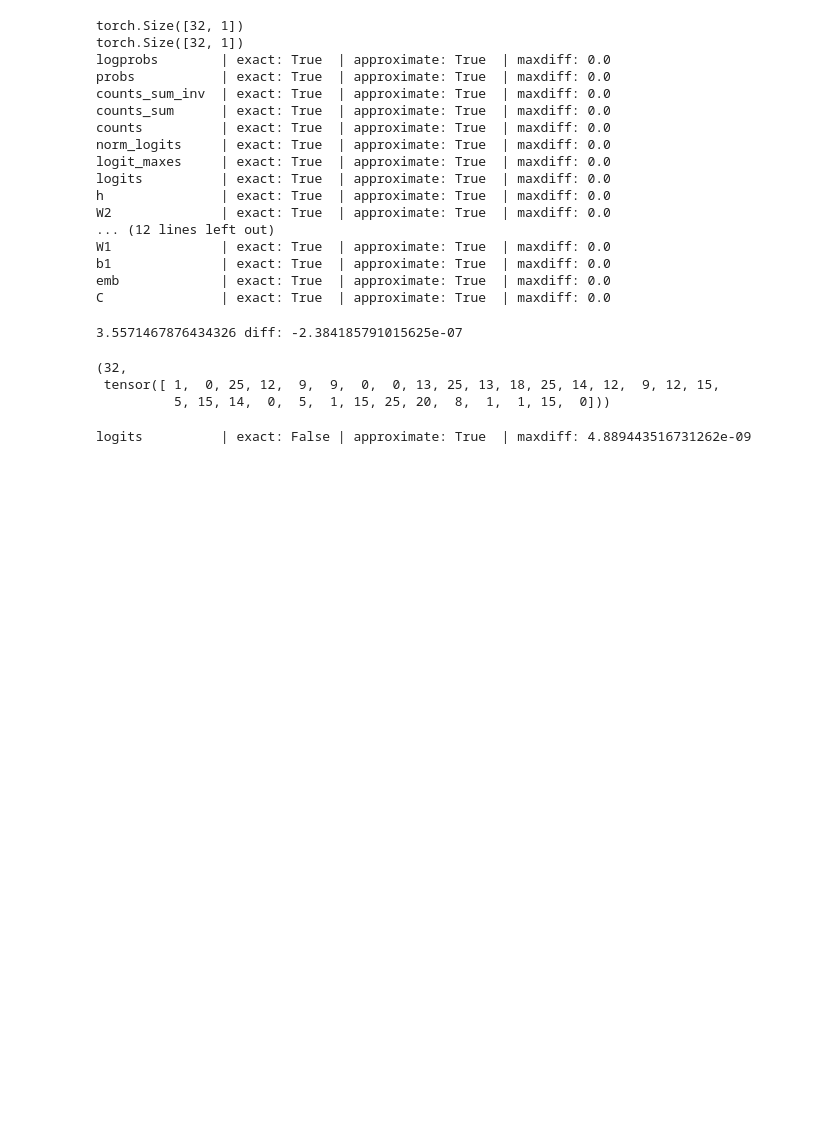
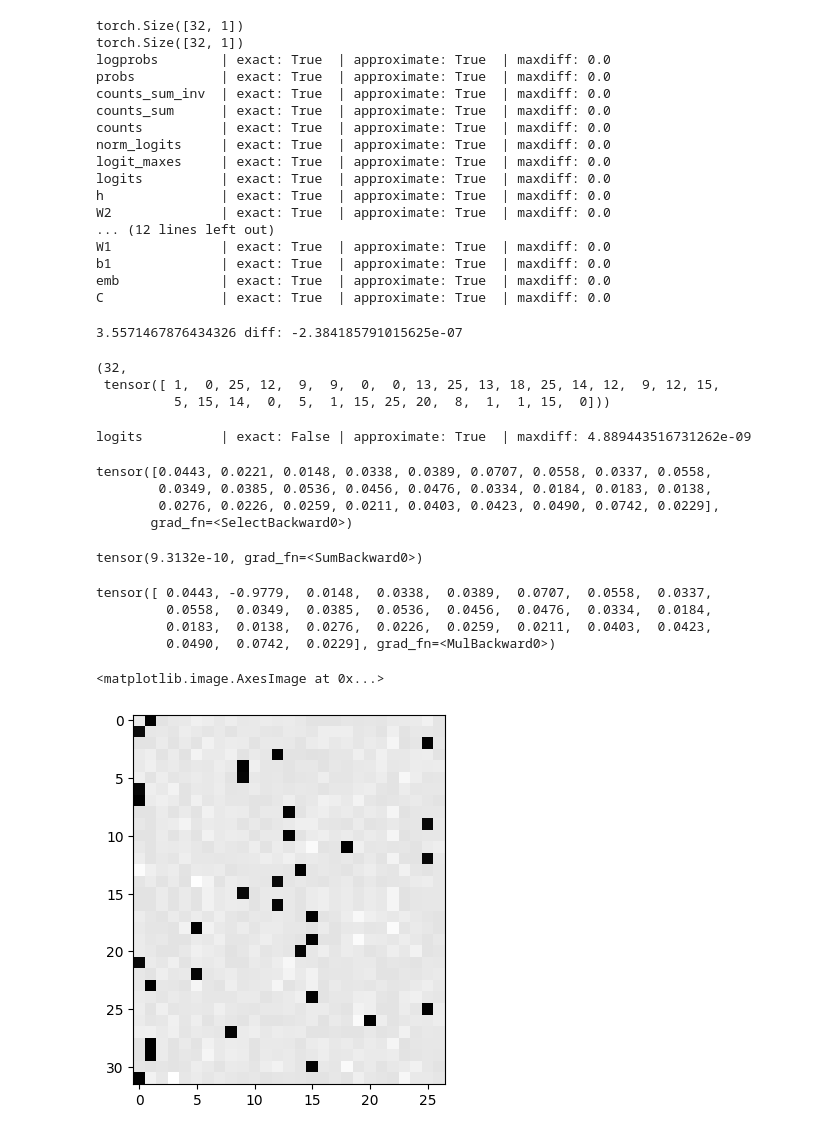
Before and after one commit to learn2Pro/rl_learning, a Jupyter notebook: zero/makemore_bp.ipynb, the cells around one changed output. Saved outputs shown, nothing was run; the diff lists cells and outputs as text; code cells hidden in the pictures; blank space fills up the shorter version.

```diff
--- a/zero/makemore_bp.ipynb
+++ b/zero/makemore_bp.ipynb
@@ -339,8 +339,30 @@ dlogits /= n
 cmp('logits', dlogits, logits) # I can only get approximate to be true, my maxdiff is 6e-9
 # %% [output]
 logits          | exact: False | approximate: True  | maxdiff: 4.889443516731262e-09
+# %%
+F.softmax(logits,1)[0]
+# %% [output]
+tensor([0.0443, 0.0221, 0.0148, 0.0338, 0.0389, 0.0707, 0.0558, 0.0337, 0.0558,
+        0.0349, 0.0385, 0.0536, 0.0456, 0.0476, 0.0334, 0.0184, 0.0183, 0.0138,
+        0.0276, 0.0226, 0.0259, 0.0211, 0.0403, 0.0423, 0.0490, 0.0742, 0.0229],
+       grad_fn=<SelectBackward0>)
+# %%
+dlogits[0].sum()
+# %% [output]
+tensor(9.3132e-10, grad_fn=<SumBackward0>)
+# %%
+dlogits[0]*n
+# %% [output]
+tensor([ 0.0443, -0.9779,  0.0148,  0.0338,  0.0389,  0.0707,  0.0558,  0.0337,
+         0.0558,  0.0349,  0.0385,  0.0536,  0.0456,  0.0476,  0.0334,  0.0184,
+         0.0183,  0.0138,  0.0276,  0.0226,  0.0259,  0.0211,  0.0403,  0.0423,
+         0.0490,  0.0742,  0.0229], grad_fn=<MulBackward0>)
 # %%
 plt.figure((8.8))
+plt.imshow(dlogits.detach(),cmap='gray')
+# %% [output]
+<matplotlib.image.AxesImage at 0x...>
+[figure, added]
 # %%
 # Exercise 3: backprop through batchnorm but all in one go
 # to complete this challenge look at the mathematical expression of the output of batchnorm,
```
Also changed, not shown: parts of 6 cells of this notebook, 7 other files.
